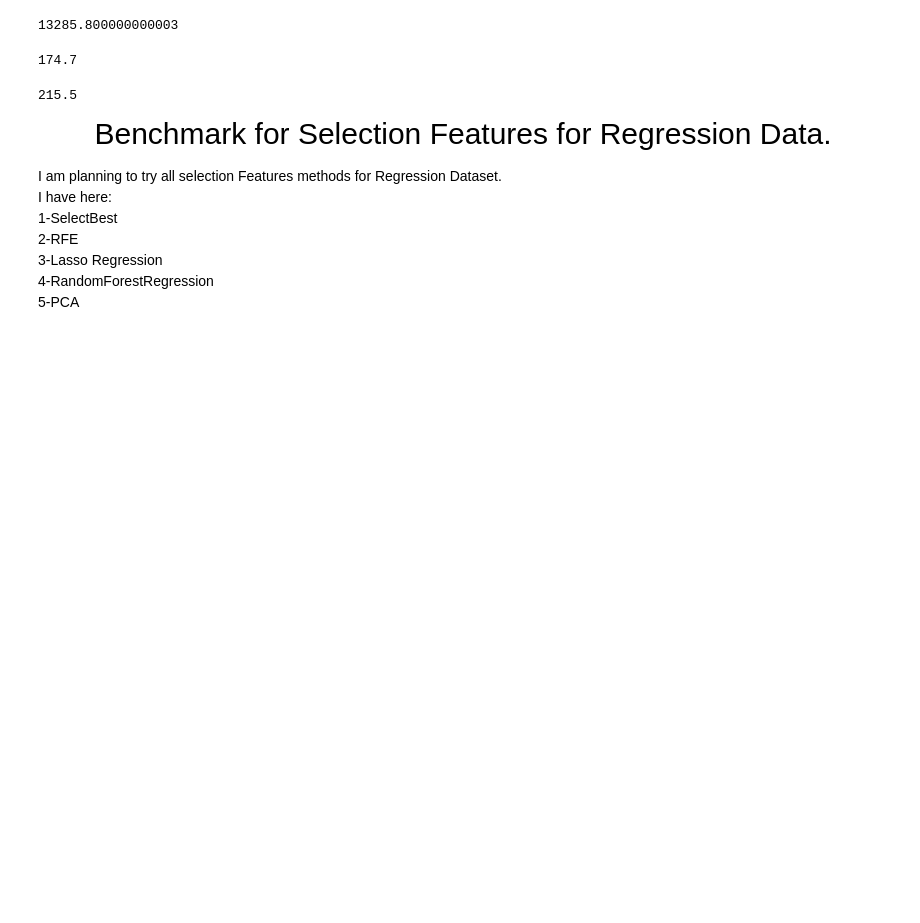
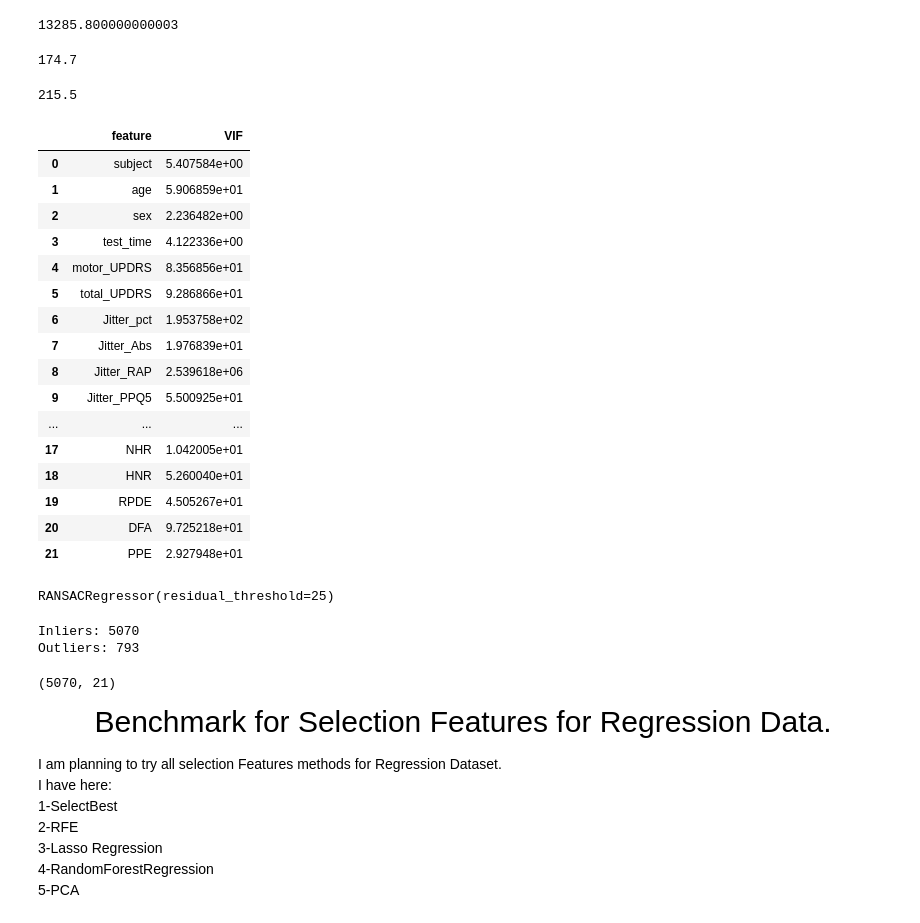
Before and after one commit to Mortti11/Advanced_Machine_Learning, a Jupyter notebook: First_assignment/Regress_Opt_Preproc.ipynb, the cells around one changed output. Cells and saved outputs as stored; diff of their text form; code cells hidden in the pictures; blank space fills up the shorter version.

Commit message:
Optimaizing for regression dataset is done

```diff
--- a/First_assignment/Regress_Opt_Preproc.ipynb
+++ b/First_assignment/Regress_Opt_Preproc.ipynb
@@ -163,6 +218,32 @@ df['test_time'].max()
 # %%
 # loading the HTML file
 #HTML(filename='dataset_regression/parkinsons_report.html')
+# %%
+# using the variance inflation factor (VIF) to check for multicollinearity in the dataset
+vif_data = pd.DataFrame()
+vif_data["feature"] = df.columns
+
+# Calculating VIF for each feature
+vif_data["VIF"] = [variance_inflation_factor(df.values, i) for i in range(len(df.columns))]
+vif_data
+# %% [output]
+|  | feature | VIF |
+| 0 | subject | 5.407584e+00 |
+| 1 | age | 5.906859e+01 |
+| 2 | sex | 2.236482e+00 |
+| 3 | test_time | 4.122336e+00 |
+| 4 | motor_UPDRS | 8.356856e+01 |
+| 5 | total_UPDRS | 9.286866e+01 |
+| 6 | Jitter_pct | 1.953758e+02 |
+| 7 | Jitter_Abs | 1.976839e+01 |
+| 8 | Jitter_RAP | 2.539618e+06 |
+| 9 | Jitter_PPQ5 | 5.500925e+01 |
+| ... | ... | ... |
+| 17 | NHR | 1.042005e+01 |
+| 18 | HNR | 5.260040e+01 |
+| 19 | RPDE | 4.505267e+01 |
+| 20 | DFA | 9.725218e+01 |
+| 21 | PPE | 2.927948e+01 |
 # %%
 # let's drop the total UPDRS column
 df = df.drop(columns=['total_UPDRS'], axis=1)
@@ -171,7 +252,25 @@ df = df.drop(columns=['total_UPDRS'], axis=1)
 X = df.drop(columns=['motor_UPDRS'], axis=1)
 y = df['motor_UPDRS']
 # %%
-ransac = RANSACRegressor(random_state=42).fit(X, y)
+ransac = RANSACRegressor(residual_threshold=25)
+ransac.fit(X, y)
+# %% [output]
+RANSACRegressor(residual_threshold=25)
+# %%
+inlier_mask = ransac.inlier_mask_
+outliers = df[~inlier_mask]
+inliers = df[inlier_mask]
+
+print(f"Inliers: {len(inliers)}")
+print(f"Outliers: {len(outliers)}")
+df = inliers
+# %% [output]
+Inliers: 5070
+Outliers: 793
+# %%
+df.shape
+# %% [output]
+(5070, 21)
 # %% [markdown]
 <div style="text-align:center;font-size:30px; ont-weight:bold;">Benchmark for Selection Features for Regression Data. </div>
 # %% [markdown]
```
Also changed, not shown: parts of 16 cells of this notebook, 2 other files.
